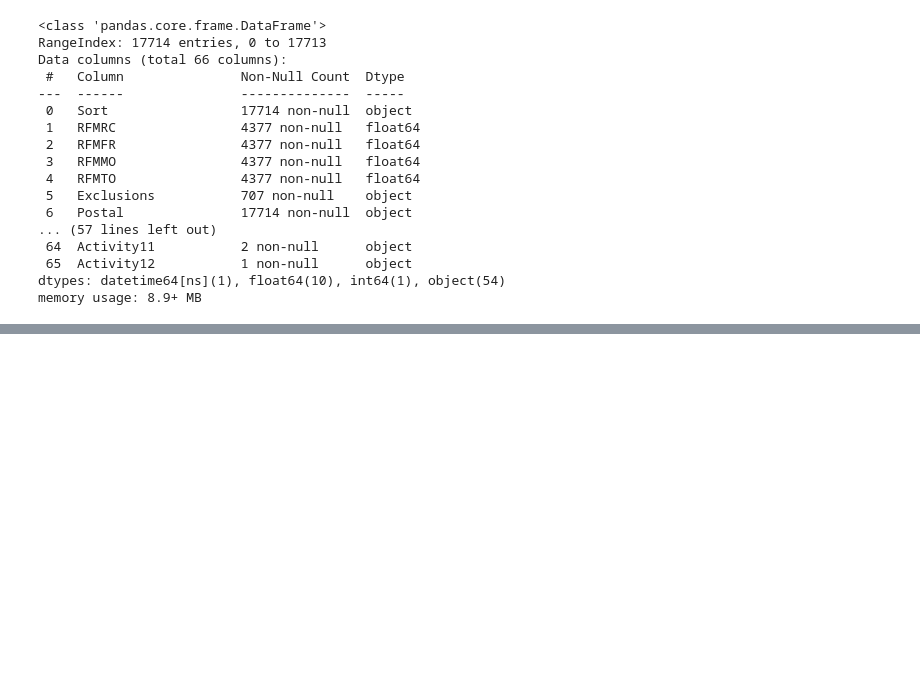
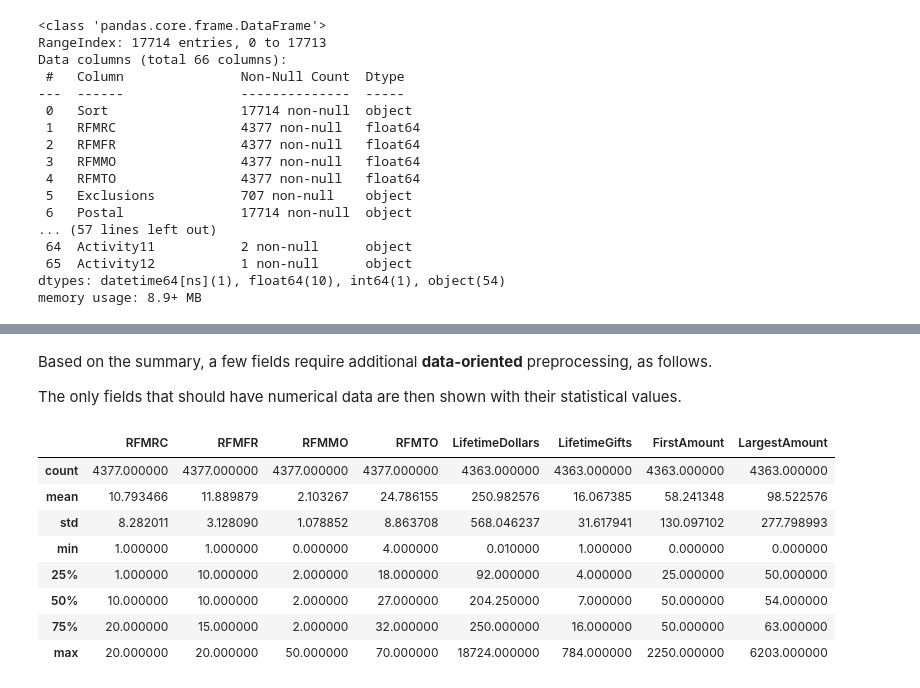
Before and after one commit to brianvansteen/cocurricularClassification, a Jupyter notebook: cocurricularClassification.ipynb, the cells around one changed output, grey strips where cells are left out. Saved outputs shown, nothing was run; the diff lists cells and outputs as text; code cells hidden in the pictures; blank space fills up the shorter version.

```diff
--- a/cocurricularClassification.ipynb
+++ b/cocurricularClassification.ipynb
@@ -144,0 +221,4 @@ memory usage: 8.9+ MB
+# %% [markdown]
+Based on the summary, a few fields require additional **data-oriented** preprocessing, as follows.
+
+The only fields that should have numerical data are then shown with their statistical values.
@@ -144,0 +231,12 @@ memory usage: 8.9+ MB
+# %%
+studentDataset.describe()
+# %% [output]
+|  | RFMRC | RFMFR | RFMMO | RFMTO | LifetimeDollars | LifetimeGifts | FirstAmount | LargestAmount |
+| count | 4377.000000 | 4377.000000 | 4377.000000 | 4377.000000 | 4363.000000 | 4363.000000 | 4363.000000 | 4363.000000 |
+| mean | 10.793466 | 11.889879 | 2.103267 | 24.786155 | 250.982576 | 16.067385 | 58.241348 | 98.522576 |
+| std | 8.282011 | 3.128090 | 1.078852 | 8.863708 | 568.046237 | 31.617941 | 130.097102 | 277.798993 |
+| min | 1.000000 | 1.000000 | 0.000000 | 4.000000 | 0.010000 | 1.000000 | 0.000000 | 0.000000 |
+| 25% | 1.000000 | 10.000000 | 2.000000 | 18.000000 | 92.000000 | 4.000000 | 25.000000 | 50.000000 |
+| 50% | 10.000000 | 10.000000 | 2.000000 | 27.000000 | 204.250000 | 7.000000 | 50.000000 | 54.000000 |
+| 75% | 20.000000 | 15.000000 | 2.000000 | 32.000000 | 250.000000 | 16.000000 | 50.000000 | 63.000000 |
+| max | 20.000000 | 20.000000 | 50.000000 | 70.000000 | 18724.000000 | 784.000000 | 2250.000000 | 6203.000000 |
```
Also changed, not shown: parts of 25 cells of this notebook.
